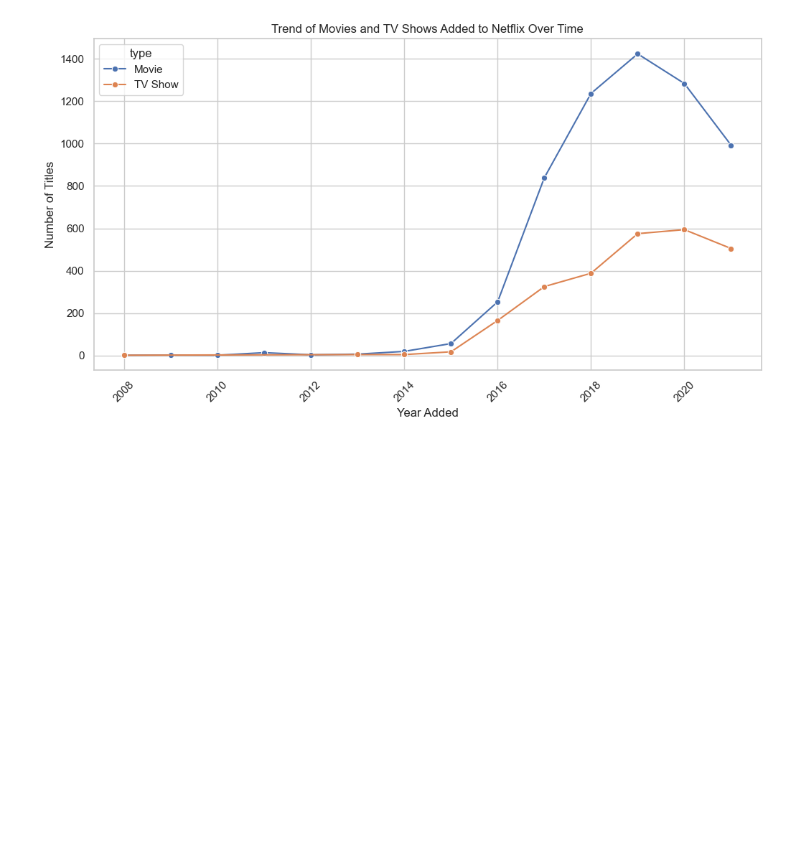
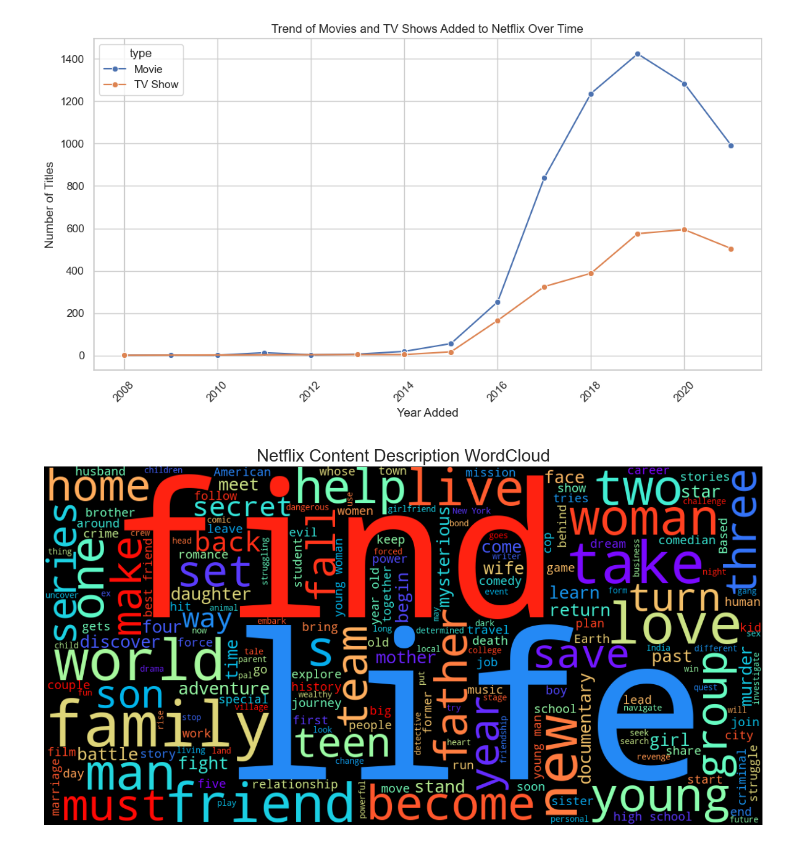
Before and after one commit to arslanrejepov/netflix-eda-project, a Jupyter notebook: notebooks/01_cleaning.ipynb, the cells around one changed output. Cells and saved outputs as stored; diff of their text form; code cells hidden in the pictures; blank space fills up the shorter version.

```diff
--- a/notebooks/01_cleaning.ipynb
+++ b/notebooks/01_cleaning.ipynb
@@ -260,0 +263,21 @@ plt.show()
+# %%
+text = " ".join(str(desc) for desc in df['description'])
+# %%
+from wordcloud import WordCloud
+import matplotlib.pyplot as plt
+
+wordcloud = WordCloud(
+    width=1200,
+    height=600,
+    background_color='black',
+    colormap='rainbow',
+    stopwords=None
+).generate(text)
+# %%
+plt.figure(figsize=(15,8))
+plt.imshow(wordcloud, interpolation='bilinear')
+plt.axis("off")
+plt.title("Netflix Content Description WordCloud", fontsize=20)
+plt.show()
+# %% [output]
+[figure, added]
```
Also changed, not shown: parts of 1 cell of this notebook.
